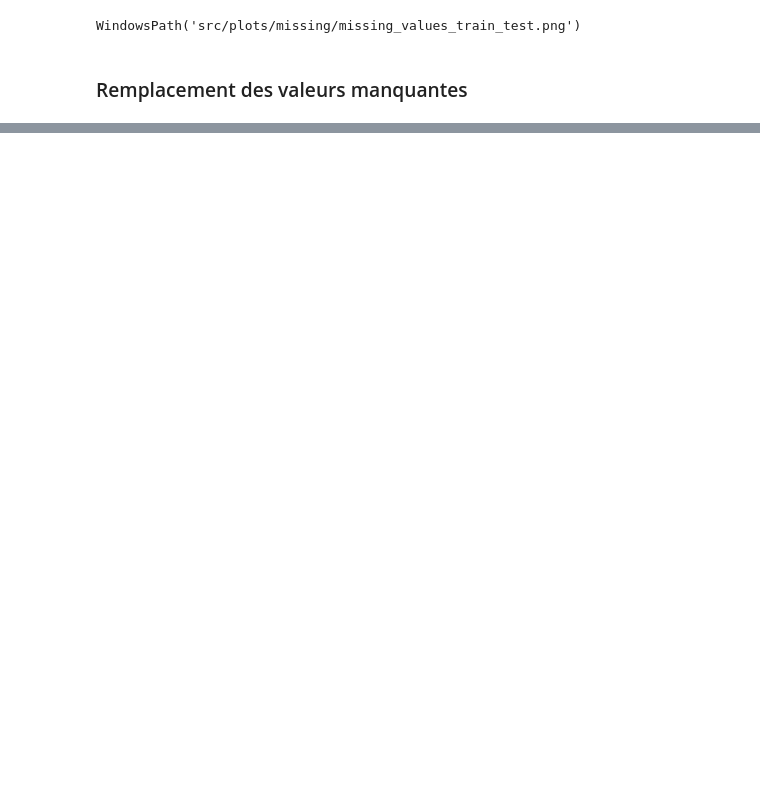
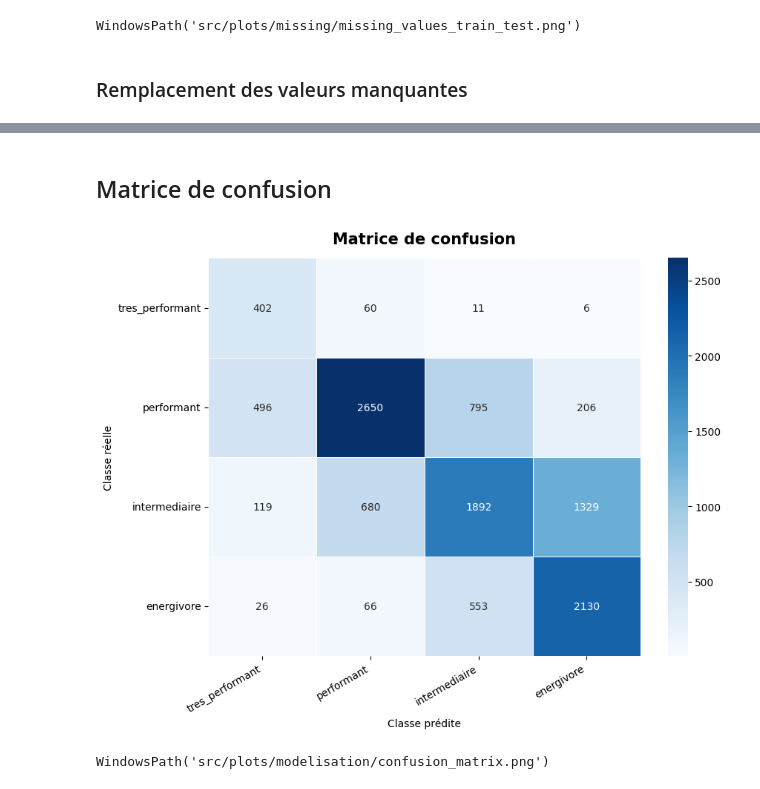
Before and after one commit to Bad-Ben-04/predict-energy-class-dpe, a Jupyter notebook: main.py.ipynb, the cells around one changed output, grey strips where cells are left out. Drawn from its saved outputs; the diff is of its cells as text; code cells hidden in the pictures; blank space fills up the shorter version.

Commit message:
premier model : log

```diff
--- a/main.py.ipynb
+++ b/main.py.ipynb
@@ -823,0 +980,17 @@ X_train.shape
+# %%
+model = Pipeline(
+    steps=[
+        ("preprocessor", preprocessor),
+        ("classifier", LogisticRegression(
+            max_iter=2000,
+            class_weight="balanced",
+            solver="saga",
+            random_state=42
+        )),
+    ]
+)
+# %%
+X_train_pd = X_train.to_pandas()
+X_test_pd = X_test.to_pandas()
+# %%
+model.fit(X_train_pd, y_train)
@@ -823,0 +1015,2 @@ X_train.shape
+# %%
+y_pred = model.predict(X_test_pd)
@@ -823,0 +1037,12 @@ X_train.shape
+# %% [markdown]
+## Matrice de confusion
+# %%
+plot_confusion_matrix(
+    y_test,
+    y_pred,
+    target_order=TARGET_ORDER,
+    normalize=False,
+)
+# %% [output]
+[figure, added]
+WindowsPath('src/plots/modelisation/confusion_matrix.png')
```
Also changed, not shown: parts of 45 cells of this notebook, 6 other files.
